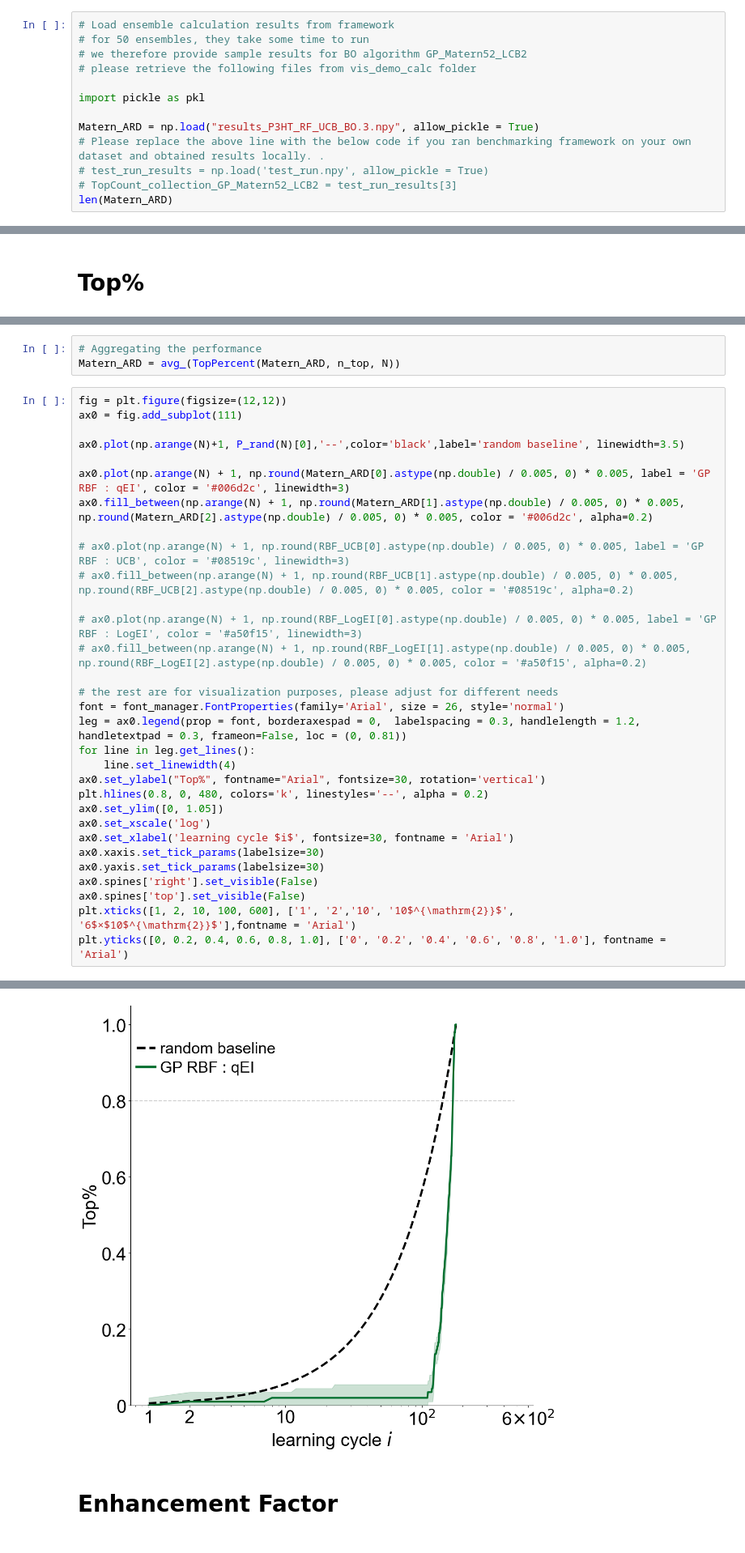
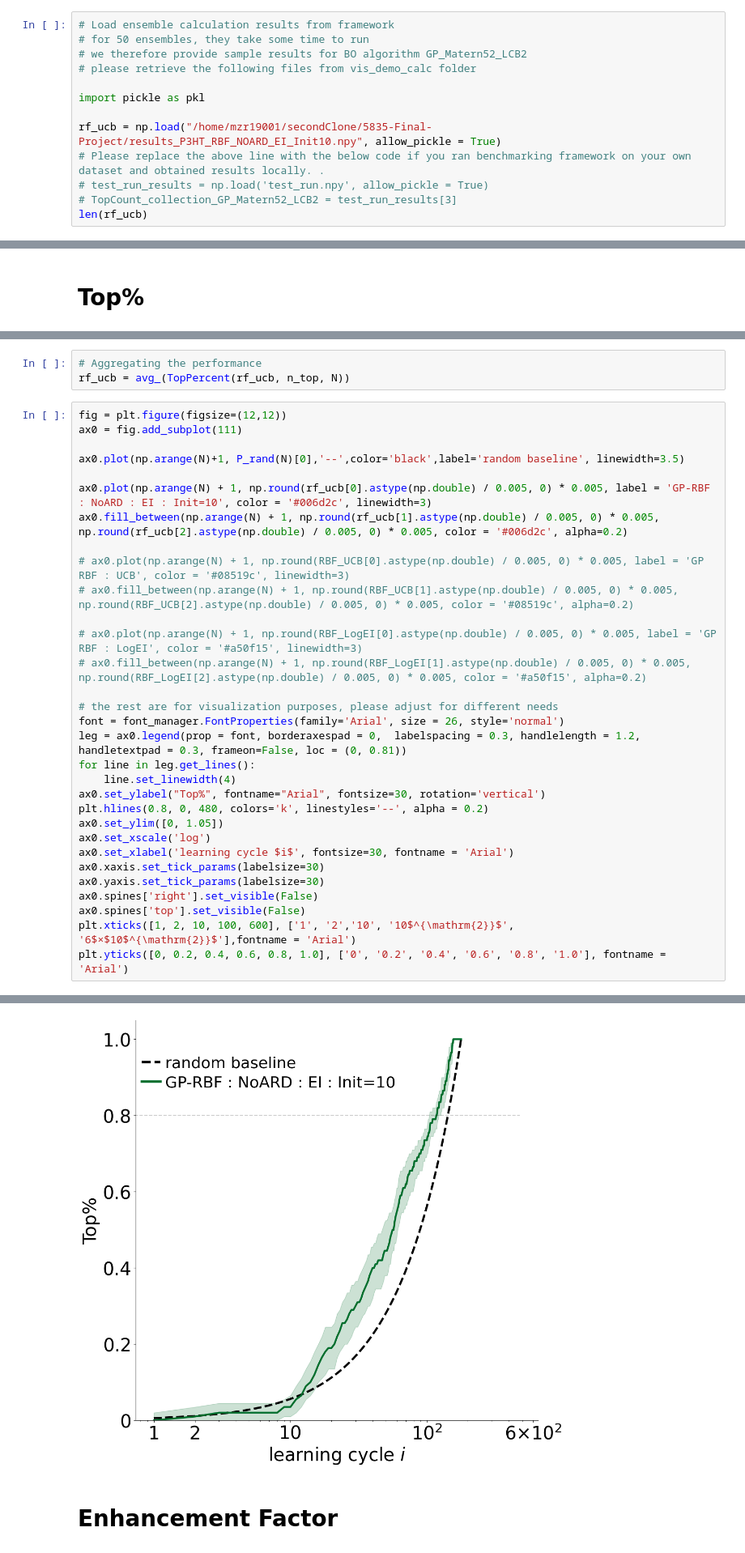
Before and after one commit to J-o-e-M/5835-Final-Project, a Jupyter notebook: Performance Visualization.ipynb, the cells around one changed output, grey strips where cells are left out. Shown at 81% size. Drawn from its saved outputs; the diff is of its cells as text.

```diff
--- a/Performance Visualization.ipynb
+++ b/Performance Visualization.ipynb
@@ -70,11 +67,11 @@ top_indices = list(ds_grouped.sort_values(objective_name).head(n_top).index)
 
 import pickle as pkl
 
-Matern_ARD = np.load("results_P3HT_RF_UCB_BO.3.npy", allow_pickle = True)
+rf_ucb = np.load("/home/mzr19001/secondClone/5835-Final-Project/results_P3HT_RBF_NOARD_EI_Init10.npy", allow_pickle = True)
 # Please replace the above line with the below code if you ran benchmarking framework on your own dataset and obtained results locally. .
 # test_run_results = np.load('test_run.npy', allow_pickle = True)
 # TopCount_collection_GP_Matern52_LCB2 = test_run_results[3]
-len(Matern_ARD)
+len(rf_ucb)
 # %% [output]
 50
 # %% [markdown]
@@ -227,15 +224,15 @@ def TopPercent(x_top_count, n_top, N):
     return x_
 # %%
 # Aggregating the performance
-Matern_ARD = avg_(TopPercent(Matern_ARD, n_top, N))
+rf_ucb = avg_(TopPercent(rf_ucb, n_top, N))
 # %%
 fig = plt.figure(figsize=(12,12))
 ax0 = fig.add_subplot(111)
 
 ax0.plot(np.arange(N)+1, P_rand(N)[0],'--',color='black',label='random baseline', linewidth=3.5)
 
-ax0.plot(np.arange(N) + 1, np.round(Matern_ARD[0].astype(np.double) / 0.005, 0) * 0.005, label = 'GP RBF : qEI', color = '#006d2c', linewidth=3)
-ax0.fill_between(np.arange(N) + 1, np.round(Matern_ARD[1].astype(np.double) / 0.005, 0) * 0.005, np.round(Matern_ARD[2].astype(np.double) / 0.005, 0) * 0.005, color = '#006d2c', alpha=0.2)
+ax0.plot(np.arange(N) + 1, np.round(rf_ucb[0].astype(np.double) / 0.005, 0) * 0.005, label = 'GP-RBF : NoARD : EI : Init=10', color = '#006d2c', linewidth=3)
+ax0.fill_between(np.arange(N) + 1, np.round(rf_ucb[1].astype(np.double) / 0.005, 0) * 0.005, np.round(rf_ucb[2].astype(np.double) / 0.005, 0) * 0.005, color = '#006d2c', alpha=0.2)
 
 # ax0.plot(np.arange(N) + 1, np.round(RBF_UCB[0].astype(np.double) / 0.005, 0) * 0.005, label = 'GP RBF : UCB', color = '#08519c', linewidth=3)
 # ax0.fill_between(np.arange(N) + 1, np.round(RBF_UCB[1].astype(np.double) / 0.005, 0) * 0.005, np.round(RBF_UCB[2].astype(np.double) / 0.005, 0) * 0.005, color = '#08519c', alpha=0.2)
@@ -275,4 +289,4 @@ plt.yticks([0, 0.2, 0.4, 0.6, 0.8, 1.0], ['0', '0.2', '0.4', '0.6', '0.8', '1.0'
-[figure, old version]
+[figure, new version]
 # %% [markdown]
 # Enhancement Factor
 # %%
```
Also changed, not shown: parts of 5 cells of this notebook, 11 other files.
